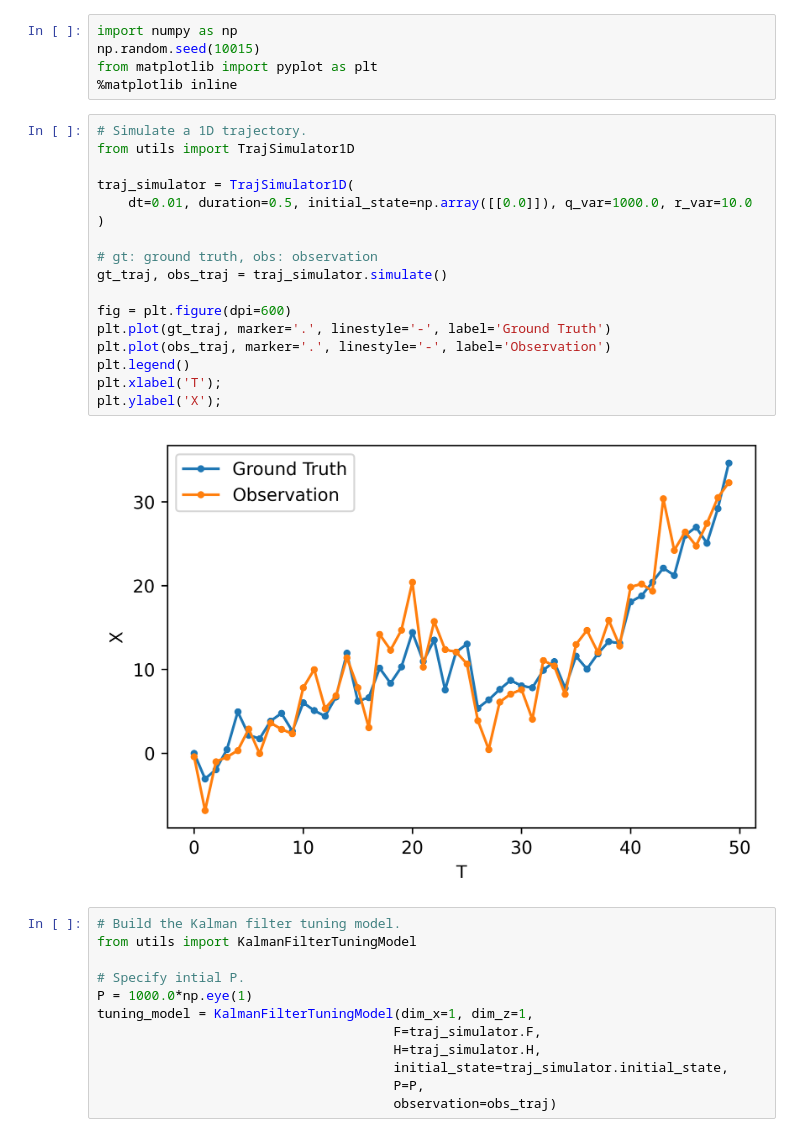
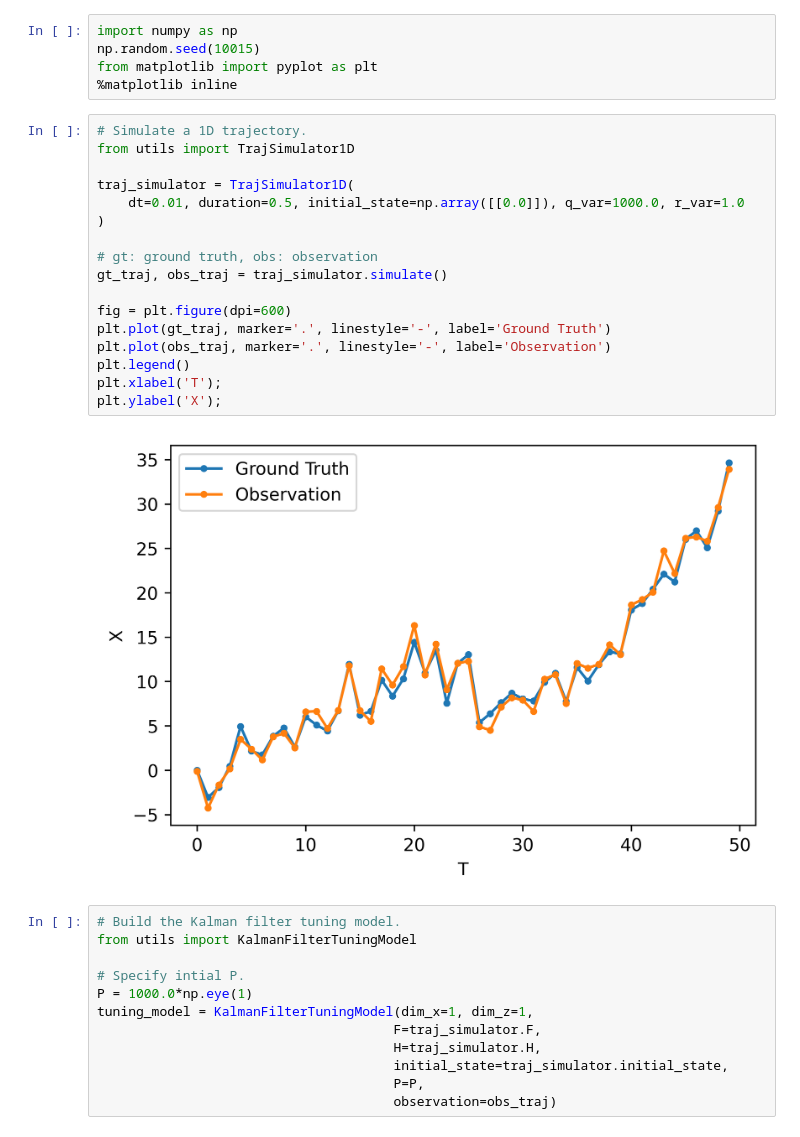
Before and after one commit to haozhu10015/Kalman-Filter-Auto-Tuning, a Jupyter notebook: 1_1D-simulated-trajectory.ipynb, the cells around one changed output. Saved outputs shown, nothing was run; the diff lists cells and outputs as text.

```diff
--- a/1_1D-simulated-trajectory.ipynb
+++ b/1_1D-simulated-trajectory.ipynb
@@ -8,22 +8,22 @@ from matplotlib import pyplot as plt
 # %%
 # Simulate a 1D trajectory.
 from utils import TrajSimulator1D
 
 traj_simulator = TrajSimulator1D(
-    dt=0.01, duration=0.5, initial_state=np.array([[0.0]]), q_var=1000.0, r_var=10.0
+    dt=0.01, duration=0.5, initial_state=np.array([[0.0]]), q_var=1000.0, r_var=1.0
 )
 
 # gt: ground truth, obs: observation
 gt_traj, obs_traj = traj_simulator.simulate()
 
 fig = plt.figure(dpi=600)
 plt.plot(gt_traj, marker='.', linestyle='-', label='Ground Truth')
 plt.plot(obs_traj, marker='.', linestyle='-', label='Observation')
 plt.legend()
 plt.xlabel('T');
 plt.ylabel('X');
 # %% [output]
-[figure, old version]
+[figure, new version]
 # %%
 # Build the Kalman filter tuning model.
 from utils import KalmanFilterTuningModel
```
Also changed, not shown: parts of 4 cells of this notebook, 1 other file.
